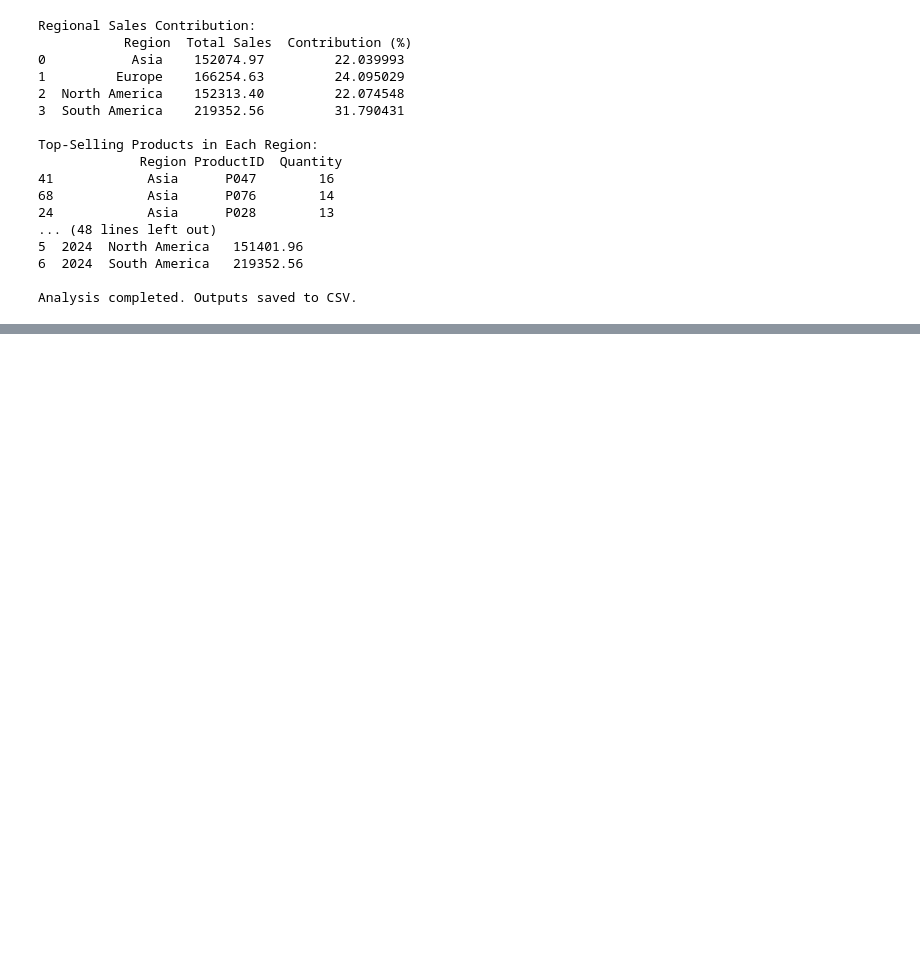
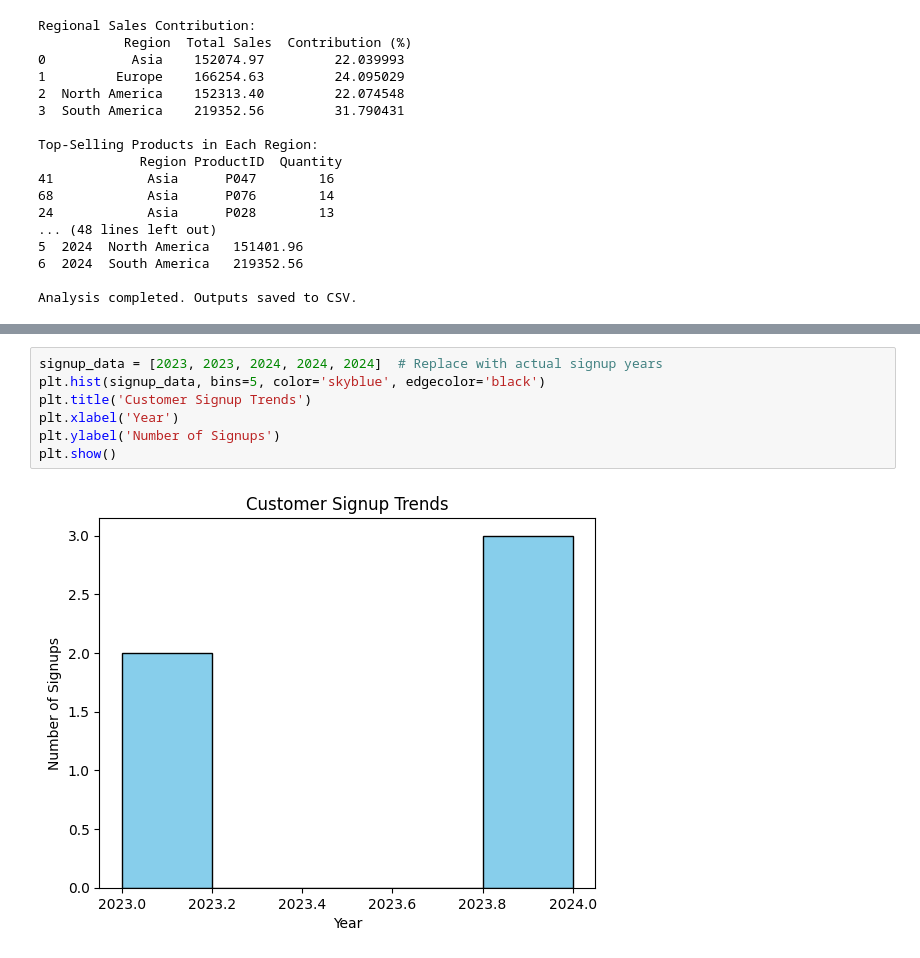
Before and after one commit to Sunita-Shakuniya/Data-Science, a Jupyter notebook: code/task_1/EDA.ipynb, the cells around one changed output, grey strips where cells are left out. Drawn from its saved outputs; the diff is of its cells as text; blank space fills up the shorter version.

```diff
--- a/code/task_1/EDA.ipynb
+++ b/code/task_1/EDA.ipynb
@@ -141,0 +190,9 @@ Analysis completed. Outputs saved to CSV.
+# %%
+signup_data = [2023, 2023, 2024, 2024, 2024]  # Replace with actual signup years
+plt.hist(signup_data, bins=5, color='skyblue', edgecolor='black')
+plt.title('Customer Signup Trends')
+plt.xlabel('Year')
+plt.ylabel('Number of Signups')
+plt.show()
+# %% [output]
+[figure, added]
```
Also changed, not shown: parts of 4 cells of this notebook, 1 other file.
